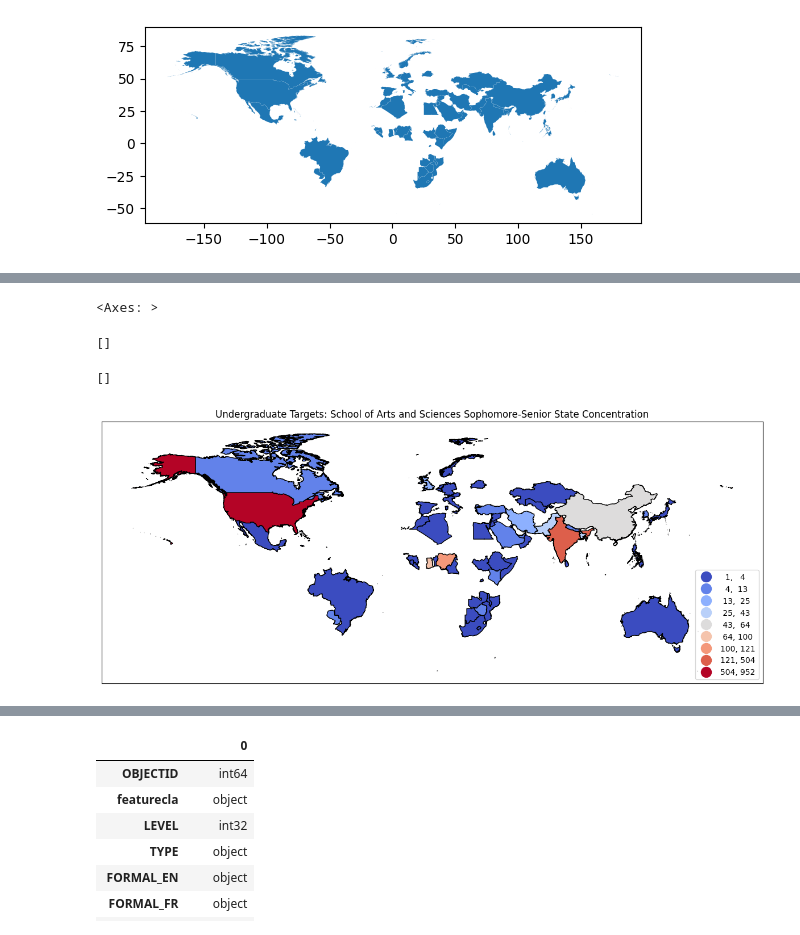
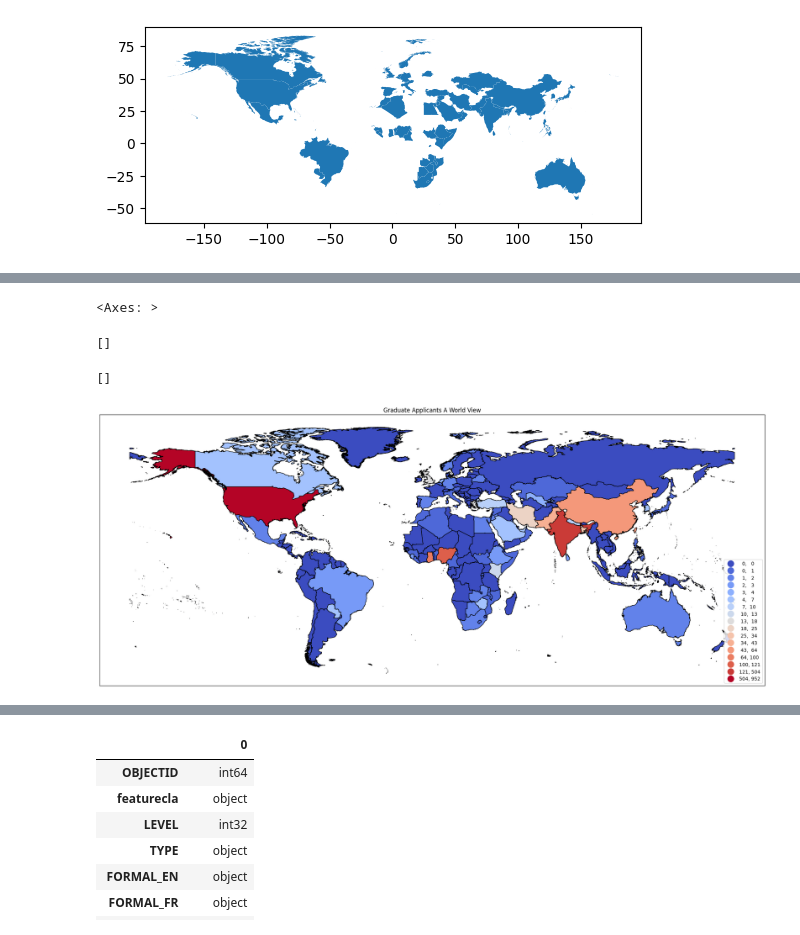
Before and after one commit to ewattudo/gis, a Jupyter notebook: PS1.ipynb, the cells around one changed output, grey strips where cells are left out. Cells and saved outputs as stored; diff of their text form; code cells hidden in the pictures.

```diff
--- a/PS1.ipynb
+++ b/PS1.ipynb
@@ -432,3 +432,8 @@ ax.set_yticks([]) #kills xticks
 Since the Graduate School's catchment area is global, I want to experiment with maps displaying political boundaries worldwide. Below are two maps with different upload styles. The first is less detailed than the second, which involves downloading from a zip file rather than directly to a shapefile.
 # %%
 GCountriesMap = pd.merge(Countries, GradCountries, on='WB_NAME',how='inner',indicator=False) #so do 'inner' that will only keep the exact matches
+# %%
+GCountriesMap2 = pd.merge(Countries, GradCountries, on='WB_NAME',how='outer',indicator=True)
+GCountriesMap2['Admit'] = GCountriesMap2['Admit'].fillna(0)
+GCountriesMap2['Admit Coming'] = GCountriesMap2['Admit Coming'].fillna(0)
+GCountriesMap2['Total'] = GCountriesMap2['Total'].fillna(0)
@@ -440,14 +468,14 @@ GCountriesMap.plot()
 # %%
-fig, ax = plt.subplots(1, figsize=(15,50))
-GCountriesMap.plot(ax=ax,column='Total',legend=True,cmap='coolwarm',
-          scheme='natural_breaks',k=9, edgecolor='black',linewidth=1,
+fig, ax = plt.subplots(1, figsize=(25,75))
+GCountriesMap2.plot(ax=ax,column='Total',legend=True,cmap='coolwarm',
+          scheme='natural_breaks',k=17, edgecolor='black',linewidth=1,
           legend_kwds= {"fmt": "{:,.0f}",'loc':'lower right','markerscale':1.4})
 leg1 = ax.get_legend()
-ax.title.set_text("Undergraduate Targets: School of Arts and Sciences Sophomore-Senior State Concentration")
+ax.title.set_text("Graduate Applicants A World View")
 ax.set_xticks([]) #kills xticks
 ax.set_yticks([]) #kills xticks
 # %% [output]
 <Axes: >
 []
 []
-[figure, old version]
+[figure, new version]
```
Also changed, not shown: parts of 6 cells of this notebook.
